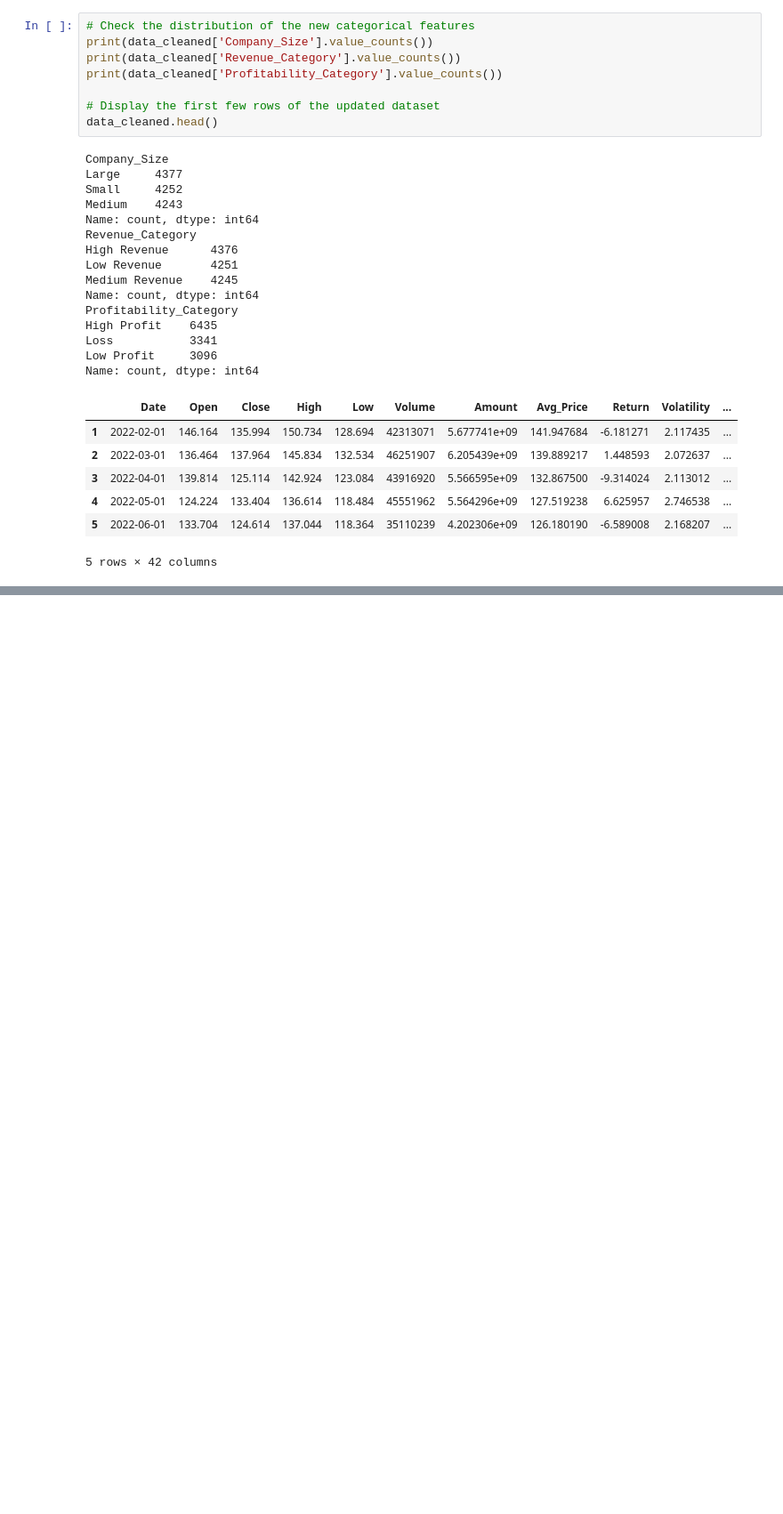
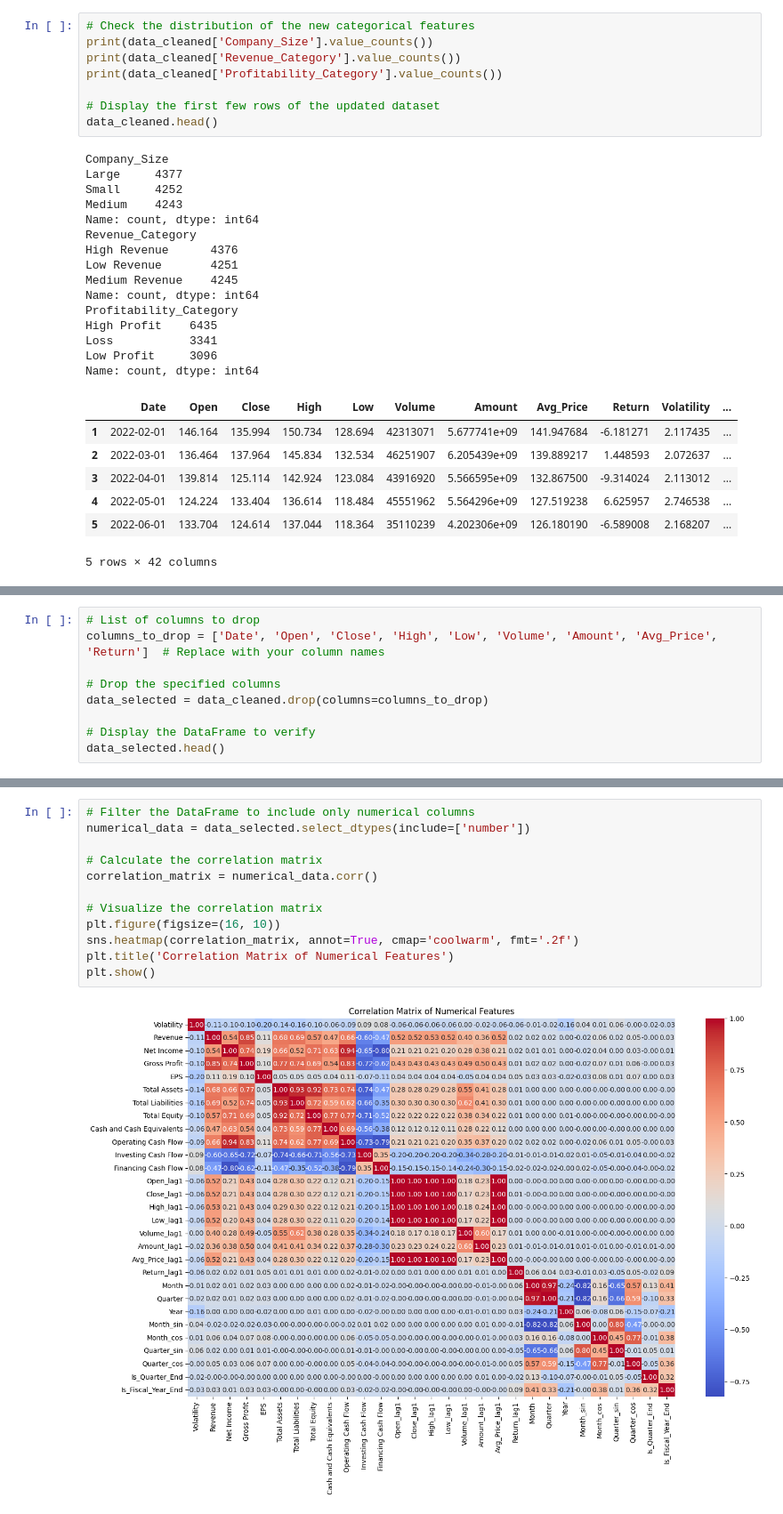
Before and after one commit to Billz942/Mining-Knowledge-from-Data, a Jupyter notebook: Elahi_34200223.ipynb, the cells around one changed output, grey strips where cells are left out. Shown at 89% size. Drawn from its saved outputs; the diff is of its cells as text; blank space fills up the shorter version.

```diff
--- a/Elahi_34200223.ipynb
+++ b/Elahi_34200223.ipynb
@@ -559,0 +562,9 @@ Name: count, dtype: int64
+# %%
+# List of columns to drop
+columns_to_drop = ['Date', 'Open', 'Close', 'High', 'Low', 'Volume', 'Amount', 'Avg_Price', 'Return']  # Replace with your column names
+
+# Drop the specified columns
+data_selected = data_cleaned.drop(columns=columns_to_drop)
+
+# Display the DataFrame to verify
+data_selected.head()
@@ -559,0 +579,14 @@ Name: count, dtype: int64
+# %%
+# Filter the DataFrame to include only numerical columns
+numerical_data = data_selected.select_dtypes(include=['number'])
+
+# Calculate the correlation matrix
+correlation_matrix = numerical_data.corr()
+
+# Visualize the correlation matrix
+plt.figure(figsize=(16, 10))
+sns.heatmap(correlation_matrix, annot=True, cmap='coolwarm', fmt='.2f')
+plt.title('Correlation Matrix of Numerical Features')
+plt.show()
+# %% [output]
+[figure, added]
```
Also changed, not shown: parts of 10 cells of this notebook.
